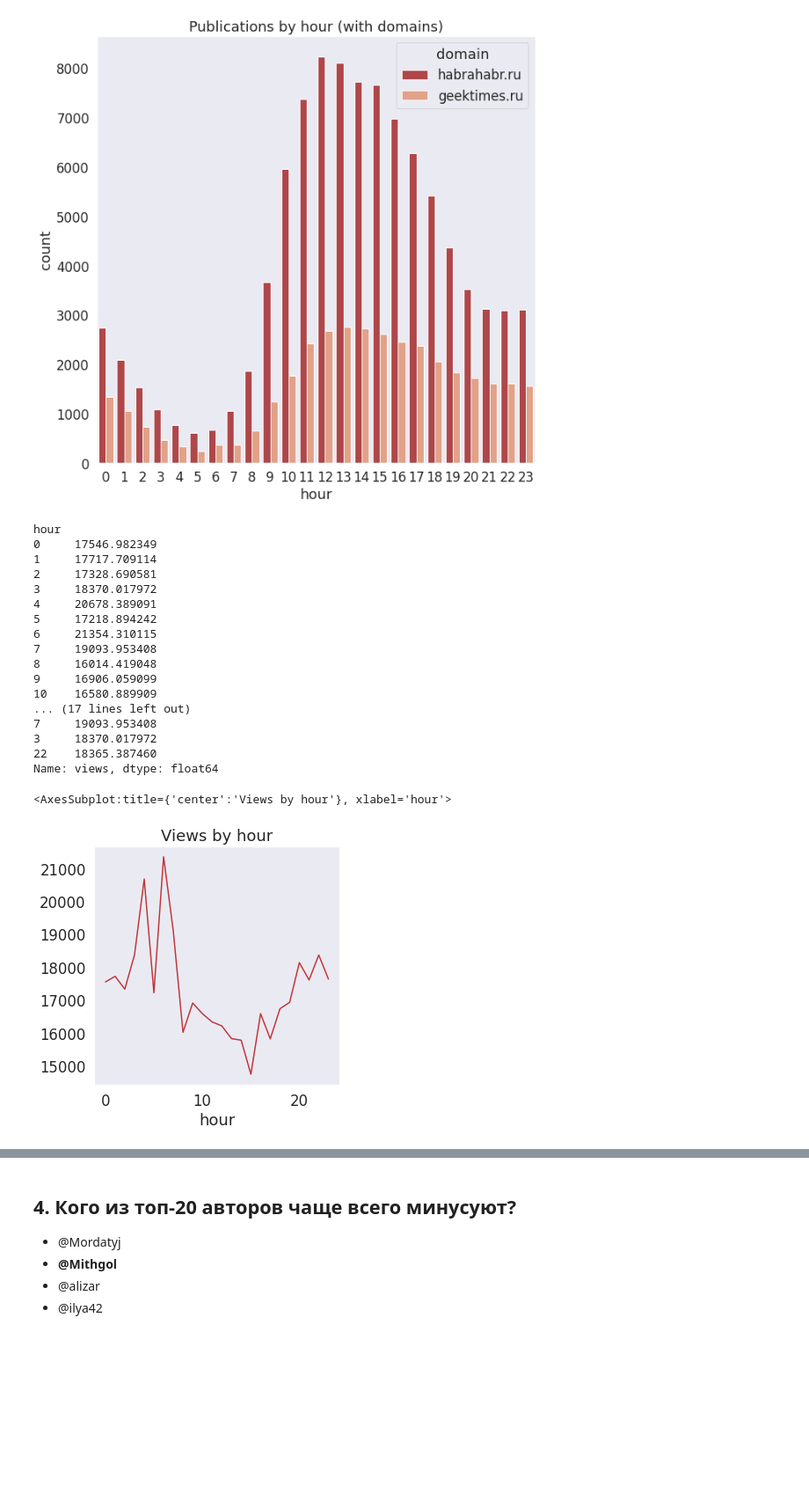
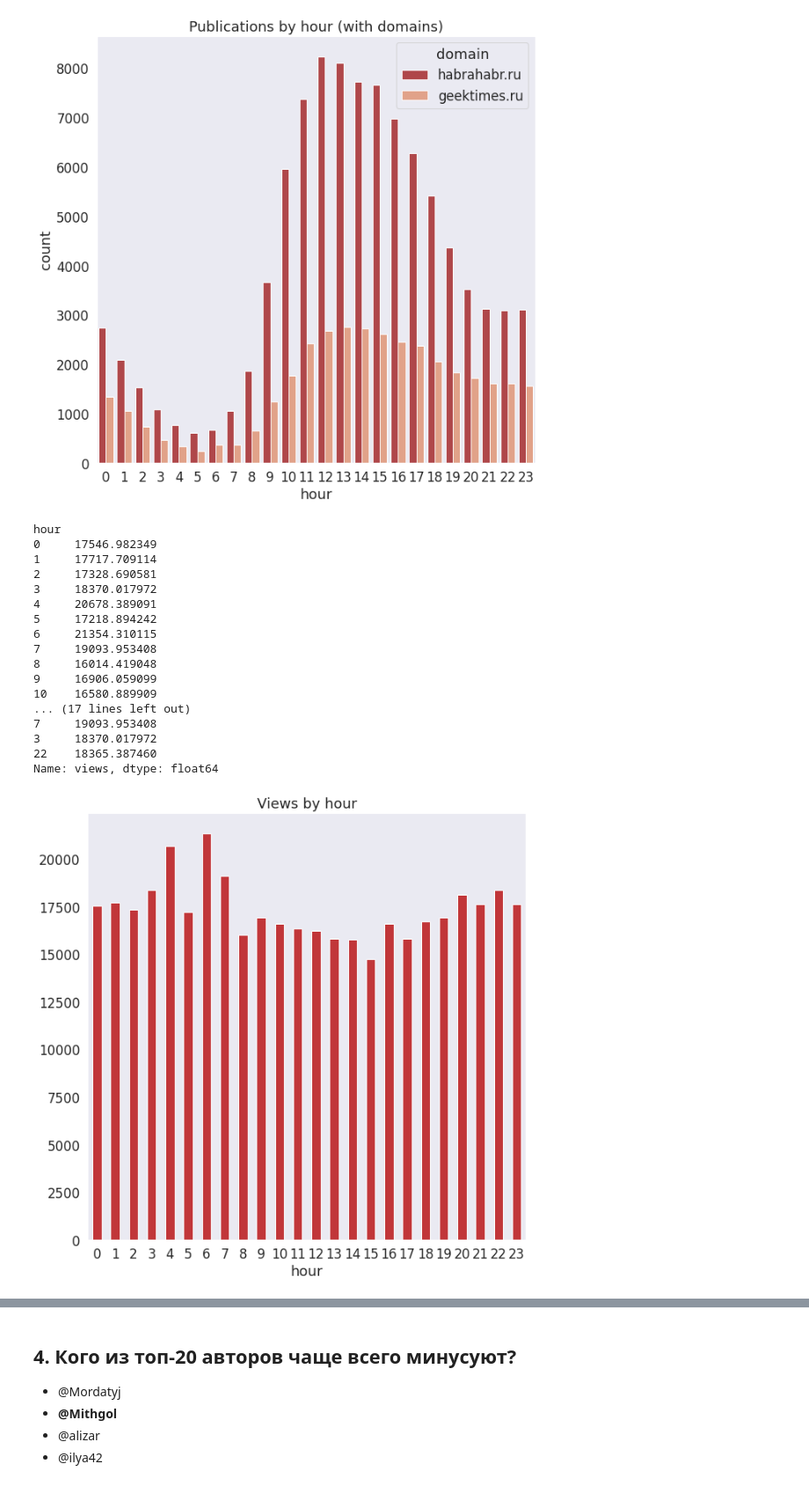
Before and after one commit to K3143-ITMO/Dementiy-assignments, a Jupyter notebook: homework07-ds/task2/assignment02_habr_visual_analysis.ipynb, the cells around one changed output, grey strips where cells are left out. Shown: that part at 88% size. Saved outputs shown, nothing was run; the diff lists cells and outputs as text; code cells hidden in the pictures; blank space fills up the shorter version.

```diff
--- a/homework07-ds/task2/assignment02_habr_visual_analysis.ipynb
+++ b/homework07-ds/task2/assignment02_habr_visual_analysis.ipynb
@@ -173,25 +179,24 @@ Text(0.5, 1.0, 'Publications by hour (with domains)')
 # %%
 plt.subplots(figsize=(5, 5))
 print(df.groupby("hour")["views"].mean())
 print(df.groupby("hour")["views"].mean().sort_values(ascending=False)[:5])
-df.groupby("hour")["views"].mean().plot(title="Views by hour")
+axes = df.groupby("hour")["views"].mean().plot(title="Views by hour", kind="bar", figsize=(10, 10), rot=0)
 # %% [output]
 hour
 0     17546.982349
 1     17717.709114
 2     17328.690581
 3     18370.017972
 4     20678.389091
 5     17218.894242
 6     21354.310115
 7     19093.953408
 8     16014.419048
 9     16906.059099
 10    16580.889909
 ... (17 lines left out)
 7     19093.953408
 3     18370.017972
 22    18365.387460
 Name: views, dtype: float64
-<AxesSubplot:title={'center':'Views by hour'}, xlabel='hour'>
-[figure, old version]
+[figure, new version]
```
Also changed, not shown: parts of 10 cells of this notebook.
